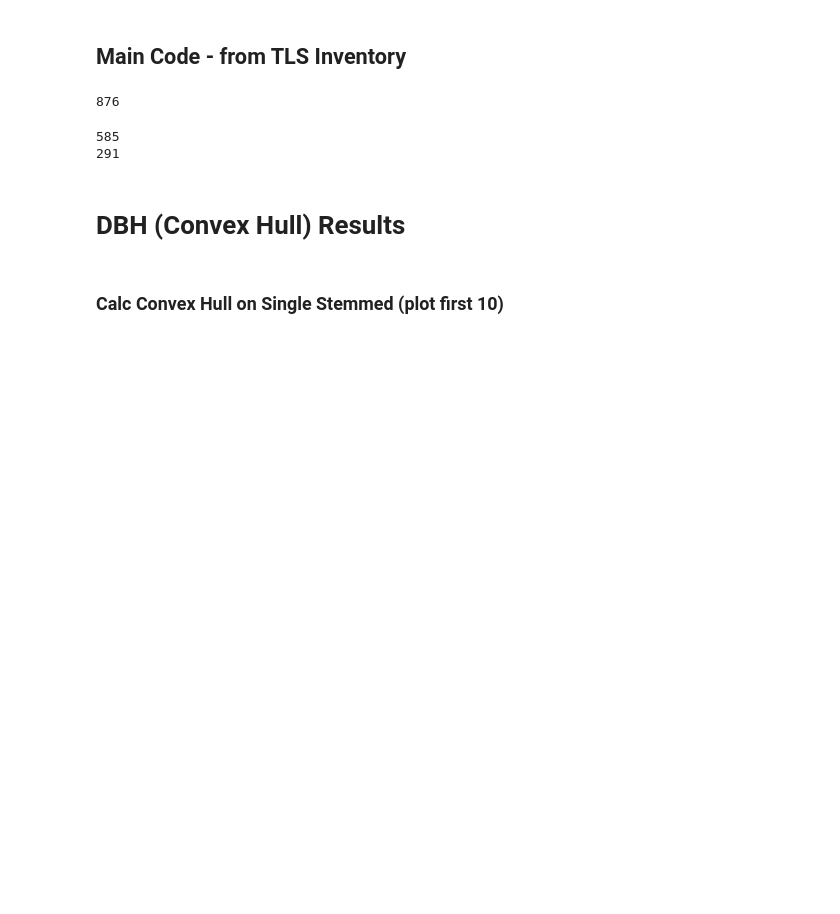
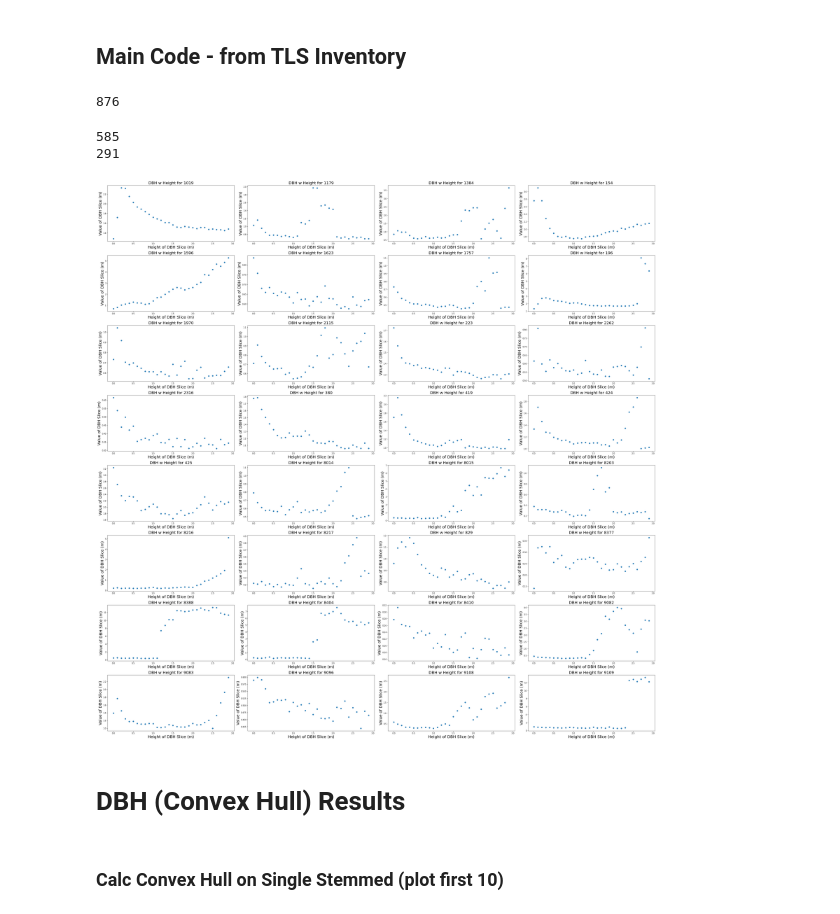
Before and after one commit to sabinenix/CloudDBH, a Jupyter notebook: CloudDBH.ipynb, the cells around one changed output. Cells and saved outputs as stored; diff of their text form; code cells hidden in the pictures; blank space fills up the shorter version.

Commit message:
Iterative DBH w Height

```diff
--- a/CloudDBH.ipynb
+++ b/CloudDBH.ipynb
@@ -625,3 +671,42 @@ def calc_convexhull(trees, ptspath, plot=True):
+# %%
+iterdbhout.sort_values('TLS_ID', inplace=True)
+
+uniquetrees = iterdbhout.TLS_ID.unique()
+
+# determine number of rows to plot figures
+nplots = len(uniquetrees)
+ncols = 4
+if(nplots % ncols) != 0:
+    nrows = int(nplots / ncols + 1)
+else:
+    nrows = int(nplots / ncols)
+
+# initiate figure with nrows and ncols
+fig, axs = plt.subplots(nrows, ncols, figsize=(40,40))
+
+# initiate row, column, tree indices to 0
+rowind = 0
+colind = 0
+treeind = 0
+
+for tree in uniquetrees:
+    axs[rowind, colind].scatter(iterdbhout.loc[iterdbhout['TLS_ID'] == tree, 'Slice_Hgt'], iterdbhout.loc[iterdbhout['TLS_ID'] == tree, 'DBH_CV'])
+    axs[rowind, colind].set_title(f'DBH w Height for {tree}', fontsize=20)
+    axs[rowind, colind].set_xlabel('Height of DBH Slice (m)', fontsize=20)
+    axs[rowind, colind].set_ylabel('Value of DBH Slice (m)', fontsize=20)
+
+    fig.tight_layout()
+
+    # increase tree index to get to next tree
+    treeind += 1
+
+    if (treeind % ncols) != 0:
+        colind += 1
+    else:
+        rowind +=1
+        colind = 0
+# %% [output]
+[figure, added]
 # %%
 def plot2D(trees, ptspath):
     """
```
Also changed, not shown: parts of 6 cells of this notebook.
